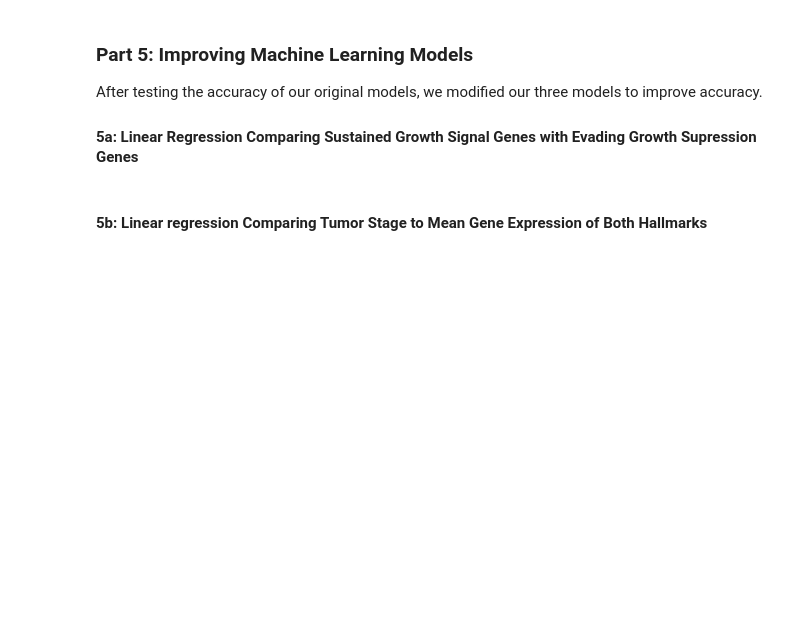
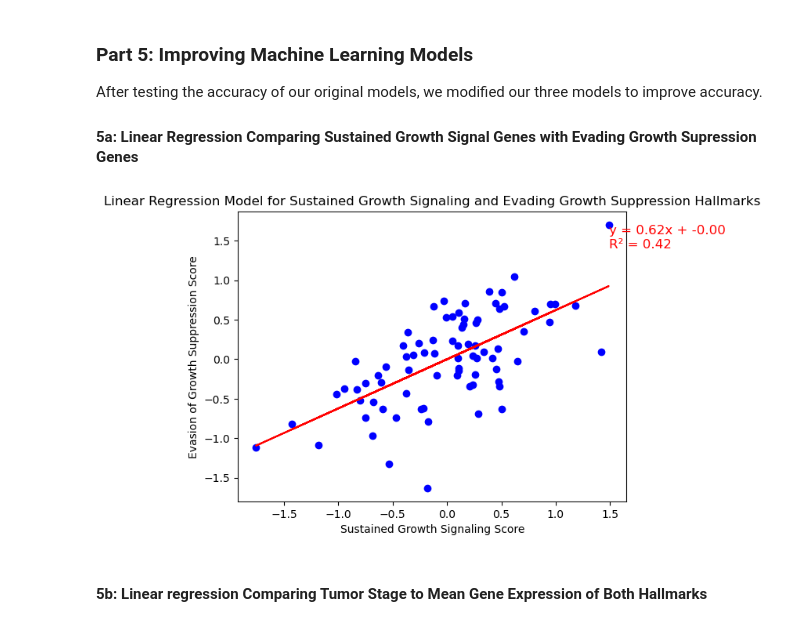
Before and after one commit to smgroves/Module-4-Cancer, a Jupyter notebook: code/Module 4 Template.ipynb, the cells around one changed output. Drawn from its saved outputs; the diff is of its cells as text; code cells hidden in the pictures; blank space fills up the shorter version.

Commit message:
improving linear regression

```diff
--- a/code/Module 4 Template.ipynb
+++ b/code/Module 4 Template.ipynb
@@ -464,6 +464,53 @@ Next, we tested our models with a different dataset,
 After testing the accuracy of our original models, we modified our three models to improve accuracy.
 
 #### 5a: Linear Regression Comparing Sustained Growth Signal Genes with Evading Growth Supression Genes
+# %%
+from sklearn.preprocessing import StandardScaler
+import numpy as np
+from sklearn.linear_model import LinearRegression
+import matplotlib.pyplot as plt
+
+# Getting data for patients with both genes for sustained growth signaling and evading growth suppression so that the data is consistent and each point has an x and y value
+growth_data = LUAD_sustained_growth_data.T.loc[common_patients]
+suppression_data = LUAD_evade_suppression_data.T.loc[common_patients]
+
+# To attempt to make the model more accurate (higher r^2), we decided to standardize gene expression by converting each to a Z-score. Standard scaler calculates standard score of a sample x by z = (x - u) / s
+scaler = StandardScaler()
+growth_scaled = scaler.fit_transform(growth_data)
+suppression_scaled = scaler.fit_transform(suppression_data)
+
+# Find the scaled average expression of all genes for each patient
+growth_score = growth_scaled.mean(axis=1)
+suppression_score = suppression_scaled.mean(axis=1)
+
+# X and y data will be the scaled average score for sustained growth signaling genes and evading growth suppression genes for each patient
+x_data = growth_score.reshape(-1,1)
+y_data = suppression_score.reshape(-1,1)
+
+# Performing the linear regression
+model = LinearRegression()
+model.fit(x_data, y_data)
+
+# Calculating information for the best fit line
+r2 = model.score(x_data, y_data)
+slope = model.coef_.item()
+intercept = model.intercept_.item()
+
+# Plotting linear regression
+plt.figure()
+plt.scatter(x_data, y_data, color="blue")
+plt.plot(x_data, model.predict(x_data), color="red")
+
+equation = f"y = {slope:.2f}x + {intercept:.2f}\nR² = {r2:.2f}"
+plt.text(x_data.max(), y_data.max(), equation,
+         color="red", fontsize=12, verticalalignment="top")
+
+plt.xlabel("Sustained Growth Signaling Score")
+plt.ylabel("Evasion of Growth Suppression Score")
+plt.title("Linear Regression Model for Sustained Growth Signaling and Evading Growth Suppression Hallmarks")
+plt.show()
+# %% [output]
+[figure, added]
 # %% [markdown]
 #### 5b: Linear regression Comparing Tumor Stage to Mean Gene Expression of Both Hallmarks
 # %% [markdown]
```
Also changed, not shown: parts of 1 cell of this notebook.
